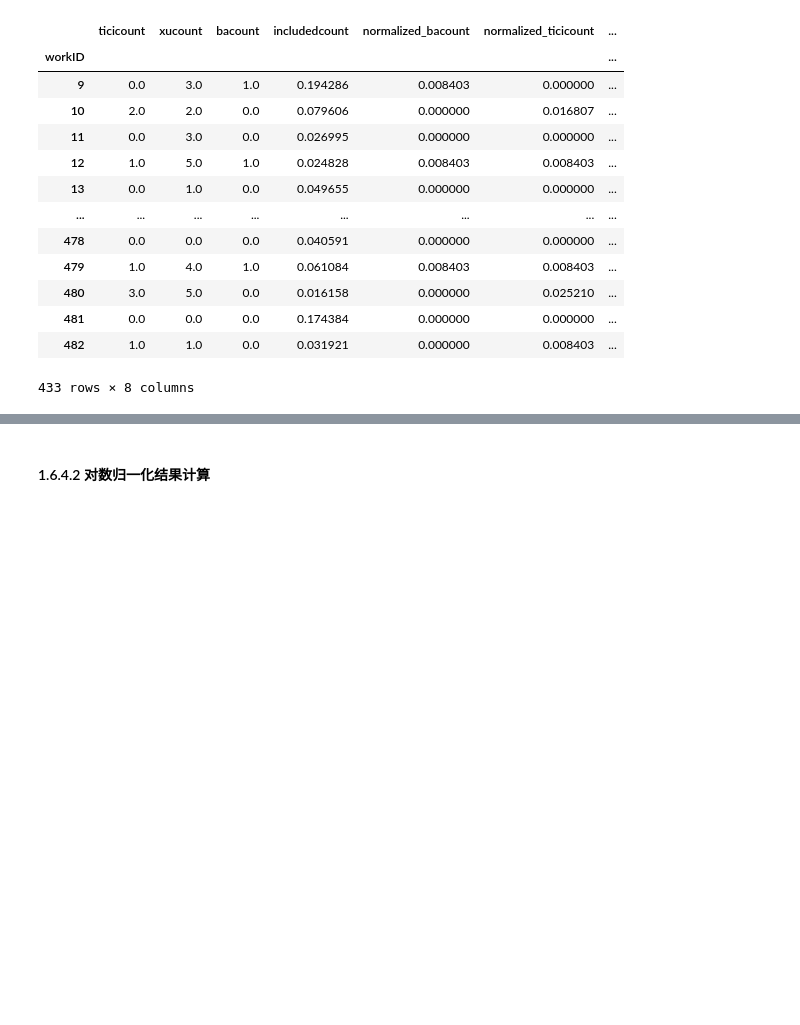
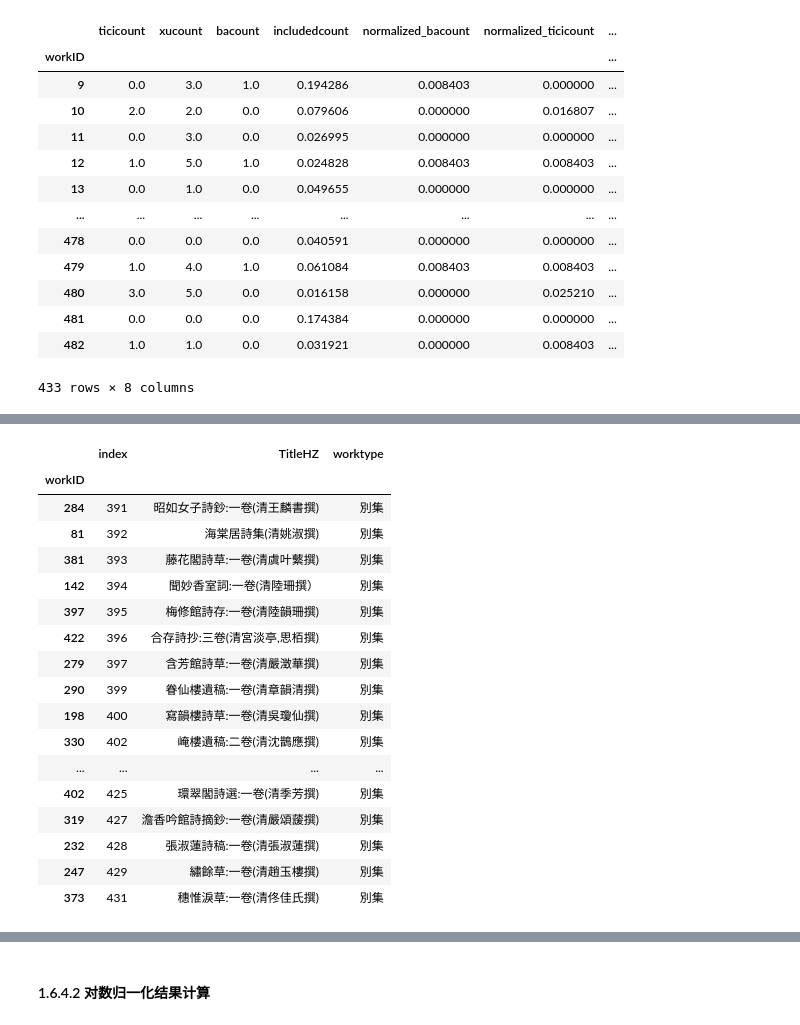
Before and after one commit to April-lemonade/LitRank, a Jupyter notebook: EDA/ImportanceEvaluation.ipynb, the cells around one changed output, grey strips where cells are left out. Cells and saved outputs as stored; diff of their text form; code cells hidden in the pictures; blank space fills up the shorter version.

```diff
--- a/EDA/ImportanceEvaluation.ipynb
+++ b/EDA/ImportanceEvaluation.ipynb
@@ -451,0 +600,30 @@ ji_combine
+# %%
+df_bottom_10_percent = df_top_name.tail(int(len(df) * 0.1)).copy()
+df_bottom_10_percent = df_bottom_10_percent[df_bottom_10_percent['worktype'] == '別集'].copy()
+
+# 从前 10% 的数据中随机抽取 30 条
+sample_30_from_bottom_10_percent = df_bottom_10_percent.sample(n=30, random_state=42)
+
+# 查看结果
+sample_30_from_bottom_10_percent = sample_30_from_bottom_10_percent.sort_values(by='index')
+
+sample_30_from_bottom_10_percent
+# %% [output]
+|  | index | TitleHZ | worktype |
+| workID |  |  |  |
+| 284 | 391 | 昭如女子詩鈔:一卷(清王麟書撰) | 別集 |
+| 81 | 392 | 海棠居詩集(清姚淑撰) | 別集 |
+| 381 | 393 | 藤花閣詩草:一卷(清虞叶蘩撰) | 別集 |
+| 142 | 394 | 聞妙香室詞:一卷(清陸珊撰） | 別集 |
+| 397 | 395 | 梅修館詩存:一卷(清陸韻珊撰) | 別集 |
+| 422 | 396 | 合存詩抄:三卷(清宮淡亭,思栢撰) | 別集 |
+| 279 | 397 | 含芳館詩草:一卷(清嚴澂華撰) | 別集 |
+| 290 | 399 | 眷仙樓遺稿:一卷(清章韻清撰) | 別集 |
+| 198 | 400 | 寫韻樓詩草:一卷(清吳瓊仙撰) | 別集 |
+| 330 | 402 | 崦樓遺稿:二卷(清沈鵲應撰) | 別集 |
+| ... | ... | ... | ... |
+| 402 | 425 | 環翠閣詩選:一卷(清季芳撰) | 別集 |
+| 319 | 427 | 澹香吟館詩摘鈔:一卷(清嚴頌蘐撰) | 別集 |
+| 232 | 428 | 張淑蓮詩稿:一卷(清張淑蓮撰) | 別集 |
+| 247 | 429 | 繡餘草:一卷(清趙玉樓撰) | 別集 |
+| 373 | 431 | 穗惟淚草:一卷(清佟佳氏撰) | 別集 |
```
Also changed, not shown: parts of 24 cells of this notebook, 41 other files.
